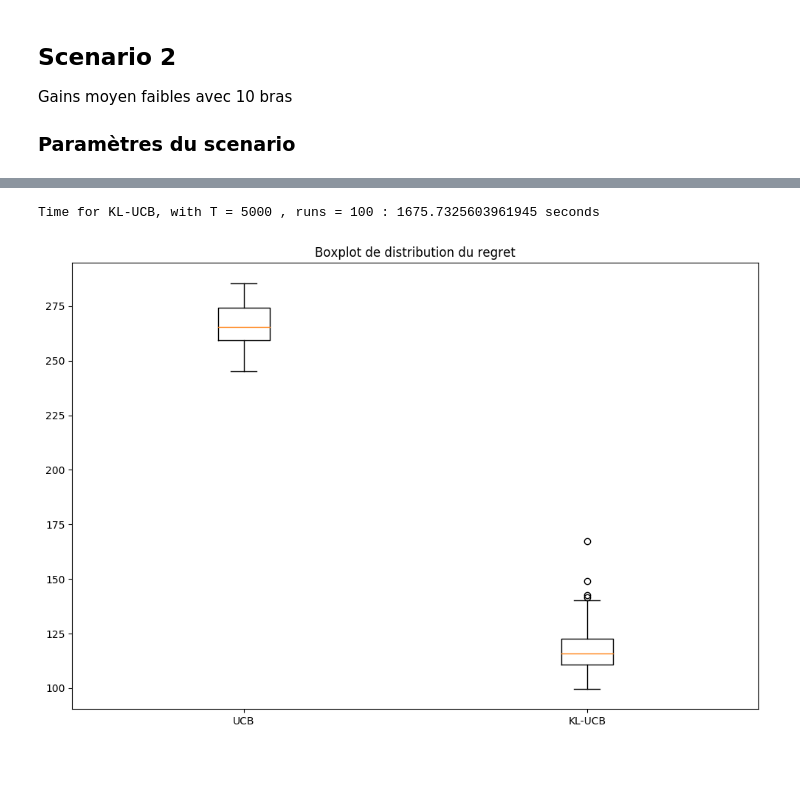
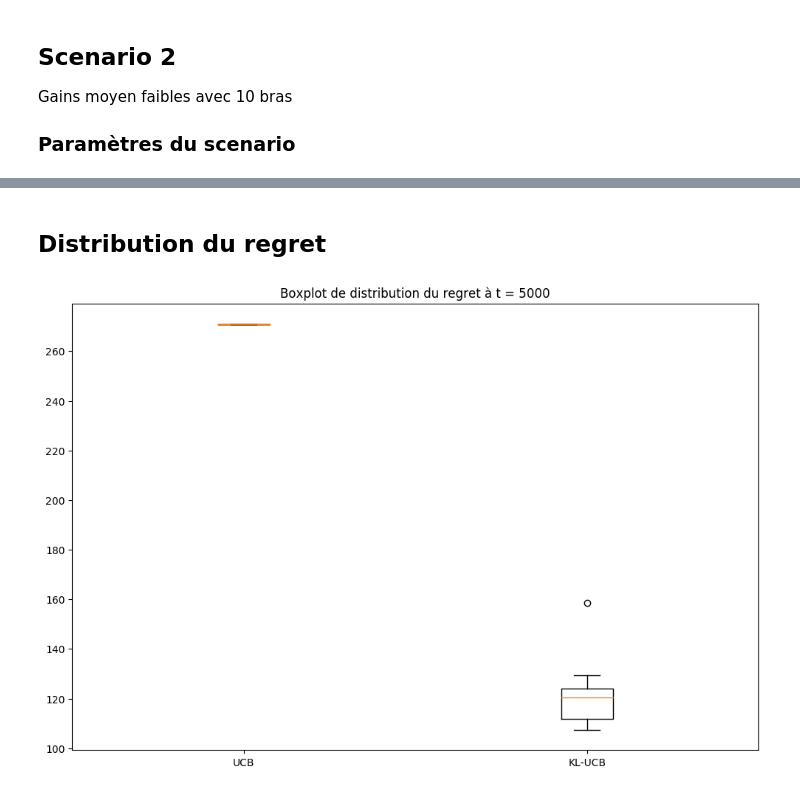
Before and after one commit to zakaryaxali/bandits_kl-ucb, a Jupyter notebook: scenario_2.ipynb, the cells around one changed output, grey strips where cells are left out. Saved outputs shown, nothing was run; the diff lists cells and outputs as text; code cells hidden in the pictures; blank space fills up the shorter version.

```diff
--- a/scenario_2.ipynb
+++ b/scenario_2.ipynb
@@ -104 +132,15 @@ t & Reward (total) KL-UCB : 49999 4807
+# %%
+#UCB
+total_action_ucb = np.zeros((K,T))
+for actions_ucb3 in actions_list_ucb3:
+    total_action_ucb += np.cumsum(actions_ucb3, axis=1) #Nb d'actions accumulé sur chaque bras
+total_action_ucb = total_action_ucb / runs
+regret_cumule_ucb = np.dot(delta, total_action_ucb[:,:]) #Regret accumulé
+
+#KL-UCB
+total_action_klucb = np.zeros((K,T))
+for actions_klucb in actions_list_klucb_dichotomie:
+    total_action_klucb += np.cumsum(actions_klucb, axis=1) #Nb d'actions accumulé sur chaque bras
+total_action_klucb = total_action_klucb / runs
+regret_cumule_klucb = np.dot(delta, total_action_klucb[:,:]) #Regret accumulé
 # %%
@@ -218,14 +160,31 @@ time_spent = time.time() - start_time
-# %%
-print("Time for KL-UCB, with T =", T, ", runs =", runs, ":", (time_spent), "seconds")
-# %% [output]
-Time for KL-UCB, with T = 5000 , runs = 100 : 1675.7325603961945 seconds
+# %% [markdown]
+## Distribution du regret
+# %%
+T0 = 4999
+# %%
+#UCB
+distribution_regret_ucb = []
+for actions_ucb in actions_list_ucb3:
+    distribution_regret_ucb.append(np.dot(delta, np.sum(actions_ucb3[:,:T0], axis=1)))
+
+#KL-UCB
+distribution_regret_klucb = []
+for actions_klucb in actions_list_klucb_dichotomie:
+    distribution_regret_klucb.append(np.dot(delta, np.sum(actions_klucb[:,:T0], axis=1)))
 # %%
 fig=plt.figure(figsize=(12,8))
 ax = fig.add_subplot(1,1,1)
-ax.boxplot([regret_list_ucb, regret_list_klucb])
-ax.set_xticklabels(['UCB', 'KL-UCB'])
-#ax.legend(loc='best')
-ax.set_title('Boxplot de distribution du regret')
+
+ax.boxplot([
+        distribution_regret_ucb,
+        distribution_regret_klucb
+    ])
+ax.set_xticklabels([
+        'UCB',
+        'KL-UCB'
+    ])
+
+ax.set_title('Boxplot de distribution du regret à t = 5000')
 plt.show()
 # %% [output]
-[figure, old version]
+[figure, new version]
```
Also changed, not shown: parts of 18 cells of this notebook.
